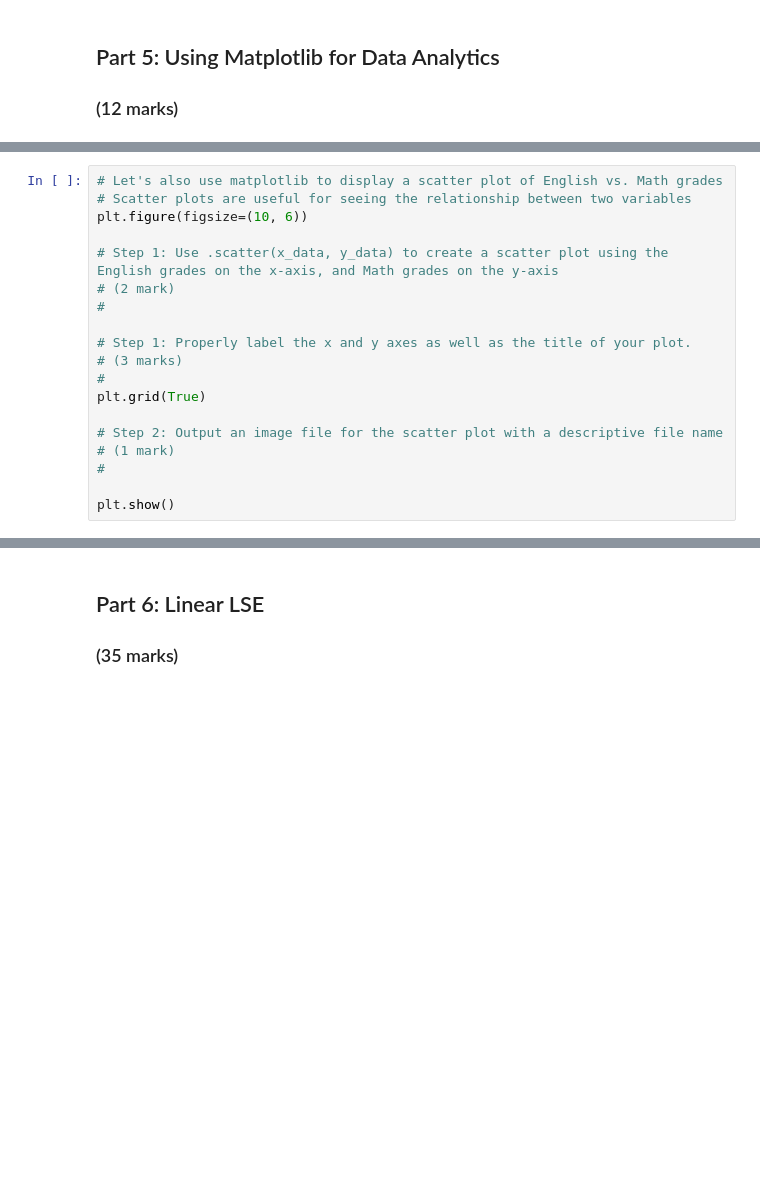
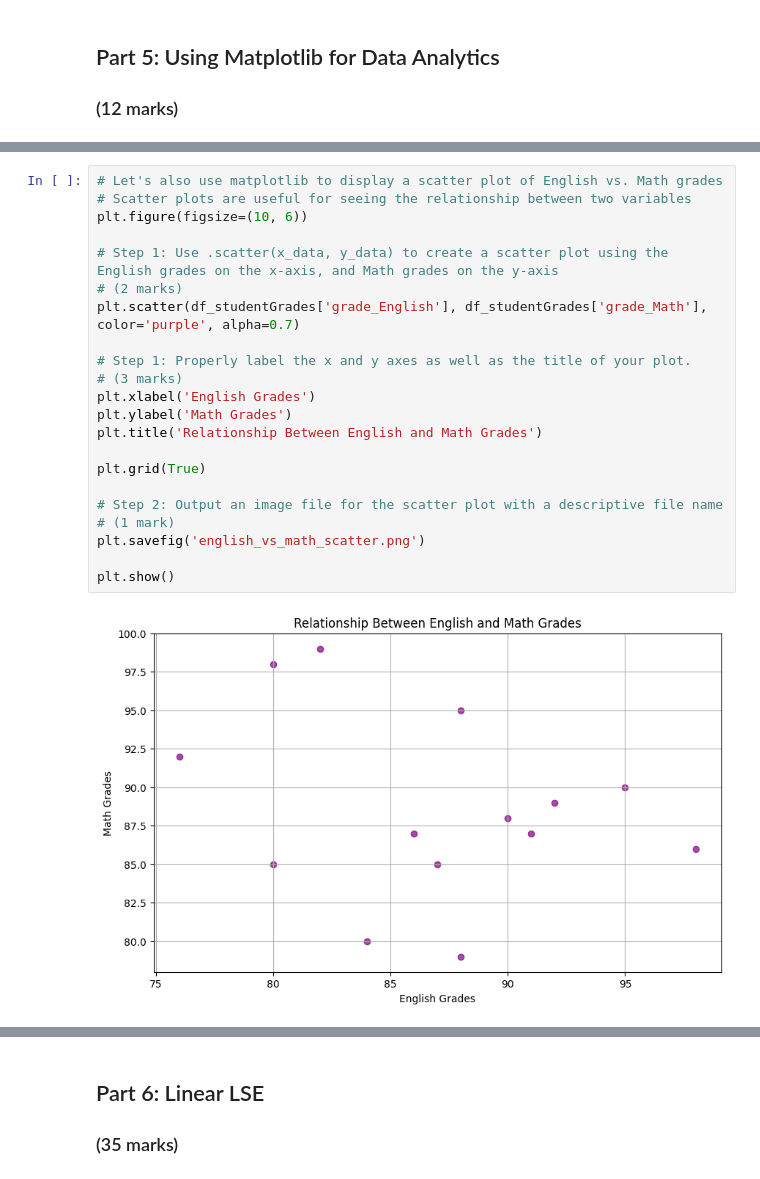
Before and after one commit to hRazaRizvi/ENGG680_2025_Fall, a Jupyter notebook: Lab_Assignment1/StudentGradeManagementSystem.ipynb, the cells around one changed output, grey strips where cells are left out. Cells and saved outputs as stored; diff of their text form; blank space fills up the shorter version.

```diff
--- a/Lab_Assignment1/StudentGradeManagementSystem.ipynb
+++ b/Lab_Assignment1/StudentGradeManagementSystem.ipynb
@@ -664,22 +679,27 @@ plt.show()
 # %%
 # Let's also use matplotlib to display a scatter plot of English vs. Math grades
 # Scatter plots are useful for seeing the relationship between two variables
 plt.figure(figsize=(10, 6))
 
 # Step 1: Use .scatter(x_data, y_data) to create a scatter plot using the English grades on the x-axis, and Math grades on the y-axis
-# (2 mark)
-#
+# (2 marks)
+plt.scatter(df_studentGrades['grade_English'], df_studentGrades['grade_Math'], color='purple', alpha=0.7)
 
 # Step 1: Properly label the x and y axes as well as the title of your plot.
 # (3 marks)
-#
+plt.xlabel('English Grades')
+plt.ylabel('Math Grades')
+plt.title('Relationship Between English and Math Grades')
+
 plt.grid(True)
 
 # Step 2: Output an image file for the scatter plot with a descriptive file name
 # (1 mark)
-#
+plt.savefig('english_vs_math_scatter.png')
 
 plt.show()
+# %% [output]
+[figure, added]
 # %%
 # From the scatter plot, is there a relationship between the Math and English grades?
 # (1 mark)
```
Also changed, not shown: parts of 3 cells of this notebook.
